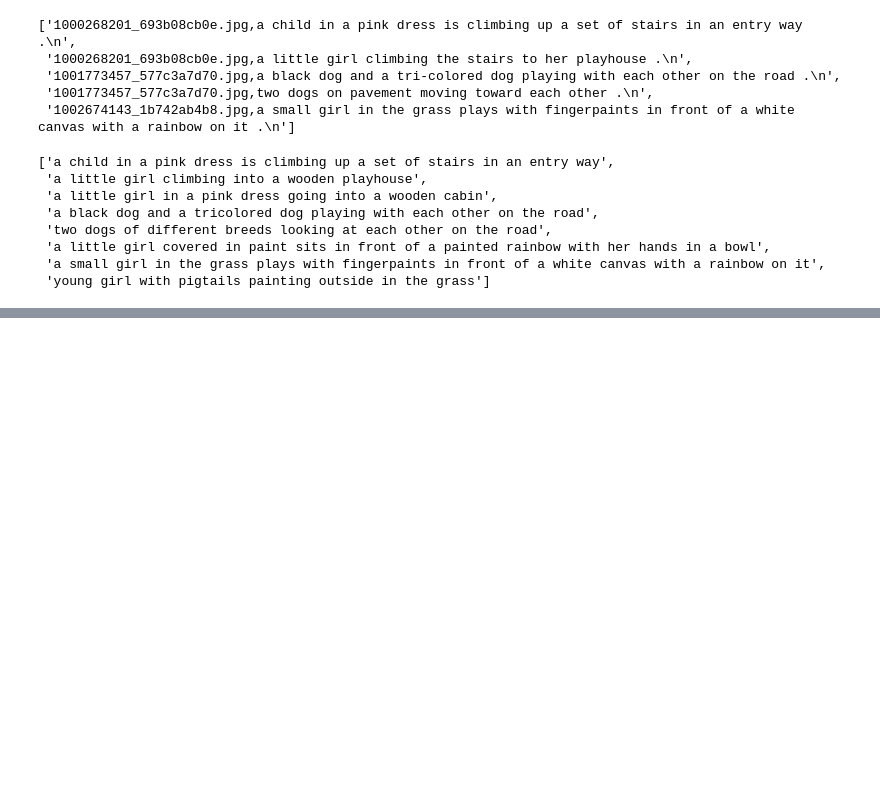
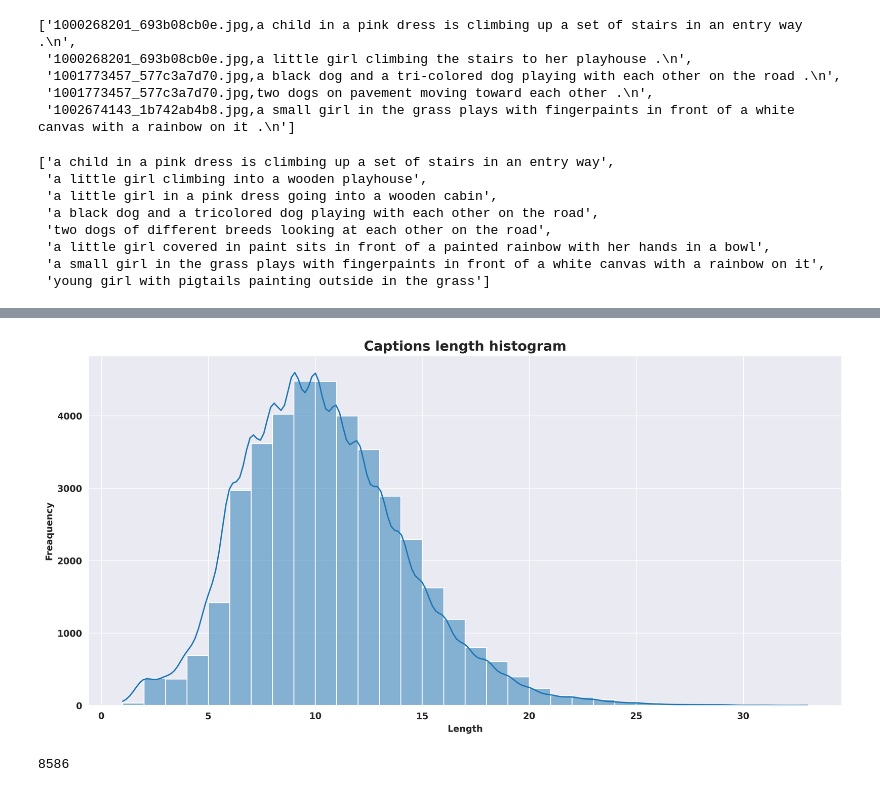
Before and after one commit to Keerthana12-AI-DS/API, a Jupyter notebook: ImageCaption.ipynb, the cells around one changed output, grey strips where cells are left out. Drawn from its saved outputs; the diff is of its cells as text; code cells hidden in the pictures; blank space fills up the shorter version.

```diff
--- a/ImageCaption.ipynb
+++ b/ImageCaption.ipynb
@@ -112,0 +206,21 @@ cleaned_captions[:15:2]
+# %%
+def captions_length(data):
+    plt.figure(figsize=(15, 7), dpi=300)
+    sns.set_style('darkgrid')
+    sns.histplot(x=[len(x.split(' ')) for x in data], kde=True, binwidth=1)
+    plt.title('Captions length histogram', fontsize=15, fontweight='bold')
+    plt.xticks(fontweight='bold')
+    plt.yticks(fontweight='bold')
+    plt.xlabel('Length', fontweight='bold')
+    plt.ylabel('Freaquency', fontweight='bold')
+    plt.show()
+
+captions_length(cleaned_captions)
+# %% [output]
+[figure, added]
+# %%
+tokenizer = tokenize_captions(cleaned_captions)
+vocab_size = len(tokenizer.word_index) + 1
+vocab_size
+# %% [output]
+8586
```
Also changed, not shown: parts of 20 cells of this notebook.
